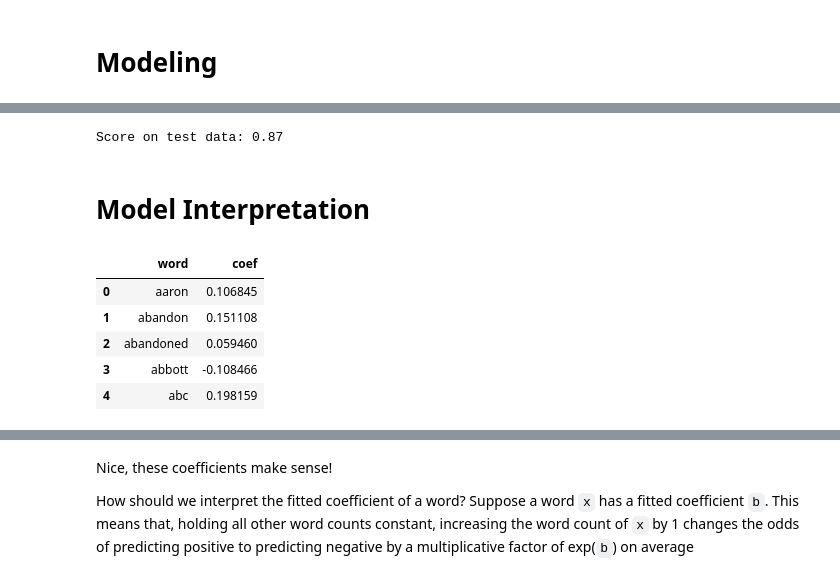
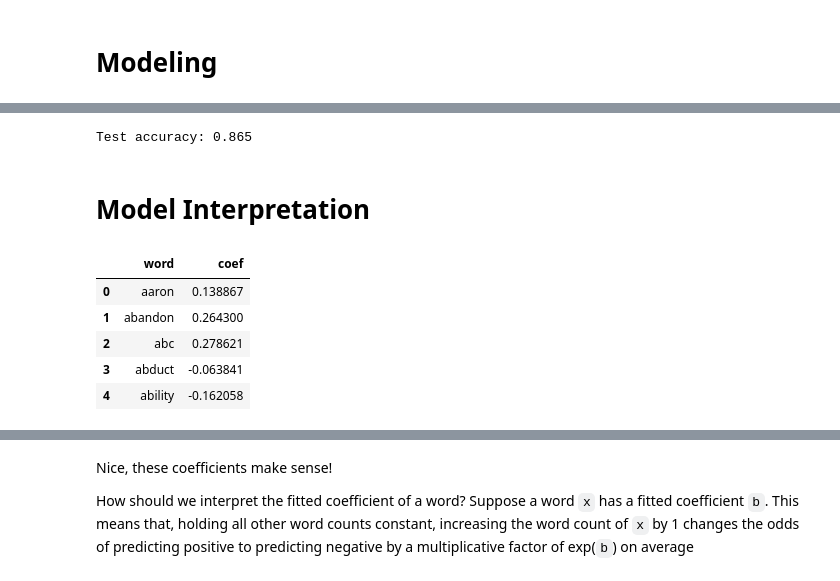
Before and after one commit to efei01/NSDC_F23_movie_reviews_project, a Jupyter notebook: Movie_Review_Sentiment_Analysis_V2.ipynb, the cells around one changed output, grey strips where cells are left out. Saved outputs shown, nothing was run; the diff lists cells and outputs as text; code cells hidden in the pictures.

```diff
--- a/Movie_Review_Sentiment_Analysis_V2.ipynb
+++ b/Movie_Review_Sentiment_Analysis_V2.ipynb
@@ -216,13 +194,30 @@ X_test, y_test = test.drop(features_to_drop, axis=1), test['sentiment_true']
 # %%
+preprocessor = ColumnTransformer(
+    transformers=[
+        (
+            'count_vectorizer',
+            CountVectorizer(
+                max_df=0.8, # max_df=0.8: ignore words that appear in >80% of the reviews
+                min_df=30, # min_df=30: ignore words that appear in <30 reviews
+                stop_words='english'
+            ),
+            'modified_text'
+        )
+    ]
+)
 pipeline = Pipeline([
-    (
-        'vectorizer',
-        CountVectorizer(
-            max_df=0.8, # max_df=0.8: ignore words that appear in >80% of the reviews
-            min_df=30, # min_df=30: ignore words that appear in <30 reviews
-            stop_words='english'
-        )
-    ),
-    ('classifier', LogisticRegression())
+    ('preprocessor', preprocessor),
+    ('classifier', LogisticRegression(max_iter=1000))
 ])
-param_grid = {'classifier__C': np.logspace(4, -4, num=9)}
+param_grid = {'classifier__C': np.logspace(-4, 4, num=9)} # C is the inverse of regularization strength. A smaller C forces the model to create simpler models by shrinking coefficients
+grid_search = GridSearchCV(
+    estimator=pipeline,
+    param_grid=param_grid,
+    scoring='accuracy', # there aren't any class imbalances, so accuracy should suffice
+    n_jobs=-1,
+    cv=5
+)
+
+grid_search.fit(X_train, y_train)
+print(f"Best (inverse) regularization strength: {grid_search.best_params_}")
+print(f"Best CV accuracy: {grid_search.best_score_:.3f}")
@@ -294,26 +227,27 @@ Mean CV score obtained with best C value: 0.87
 # %%
-# # Refit logistic regression on all training data with best C value and evaluate generalization performance on test data
-# clf = LogisticRegression(C=best_C, max_iter=1000)
-# clf.fit(X_train, y_train)
-# print("Score on test data:", np.round(clf.score(X_test, y_test), 3)) # returns accuracy by default
+# Evaluate generalization performance on test data
+# GridSearchCV refits the best estimator on all the training data by default
+print(f"Test accuracy: {accuracy_score(y_test, grid_search.predict(X_test)):.3f}")
 # %% [output]
-Score on test data: 0.87
+Test accuracy: 0.865
 # %% [markdown]
 # Model Interpretation
 # %%
 # Return a list of each unique word with its fitted coefficient
+best_pipeline = grid_search.best_estimator_
 word_coef_df = pd.DataFrame({
-    'word': X_train.columns,
-    'coef': clf.coef_[0]}
+    'word': best_pipeline.named_steps['preprocessor'].get_feature_names_out(),
+    'coef': best_pipeline.named_steps['classifier'].coef_[0]}
 )
+word_coef_df['word'] = word_coef_df['word'].map(lambda w: w.split("__")[-1])
 word_coef_df.head()
 # %% [output]
 |  | word | coef |
-| 0 | aaron | 0.106845 |
-| 1 | abandon | 0.151108 |
-| 2 | abandoned | 0.059460 |
-| 3 | abbott | -0.108466 |
-| 4 | abc | 0.198159 |
+| 0 | aaron | 0.138867 |
+| 1 | abandon | 0.264300 |
+| 2 | abc | 0.278621 |
+| 3 | abduct | -0.063841 |
+| 4 | ability | -0.162058 |
 # %%
 # Ten lowest coefficients
 word_coef_df.sort_values('coef').head(10)
```
Also changed, not shown: parts of 18 cells of this notebook.
